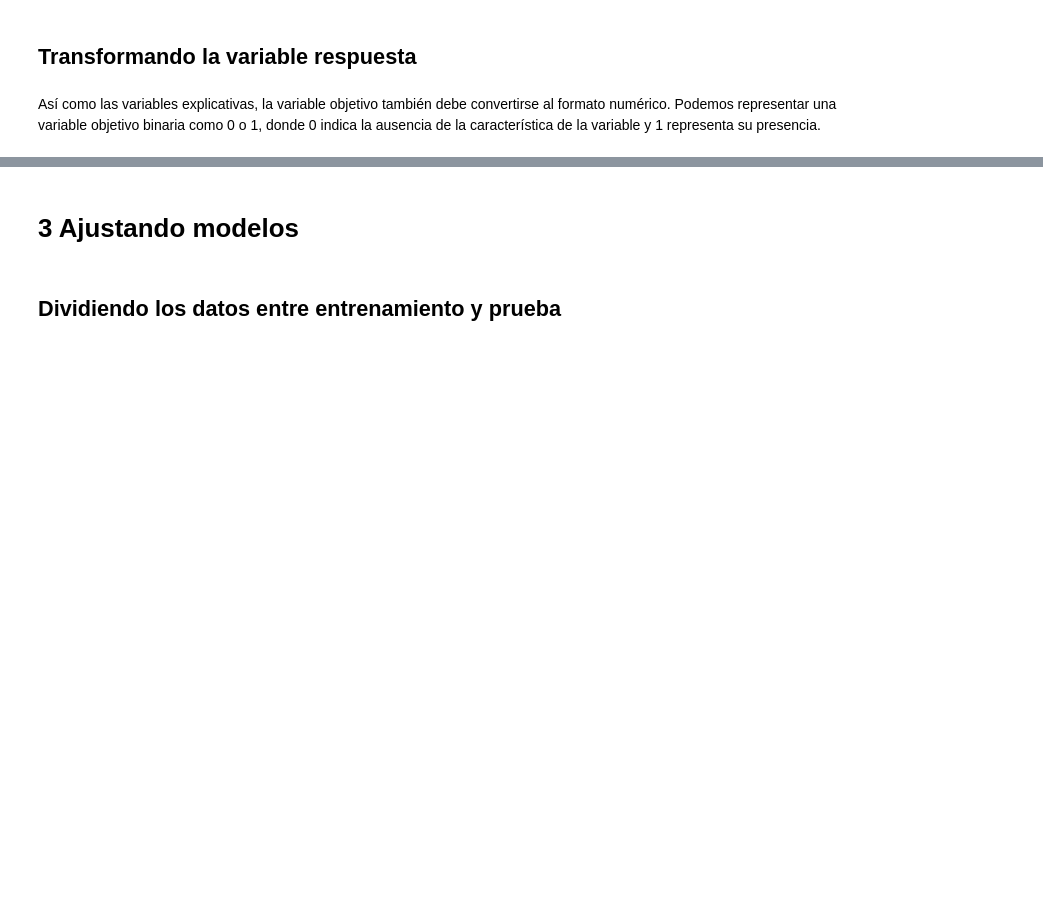
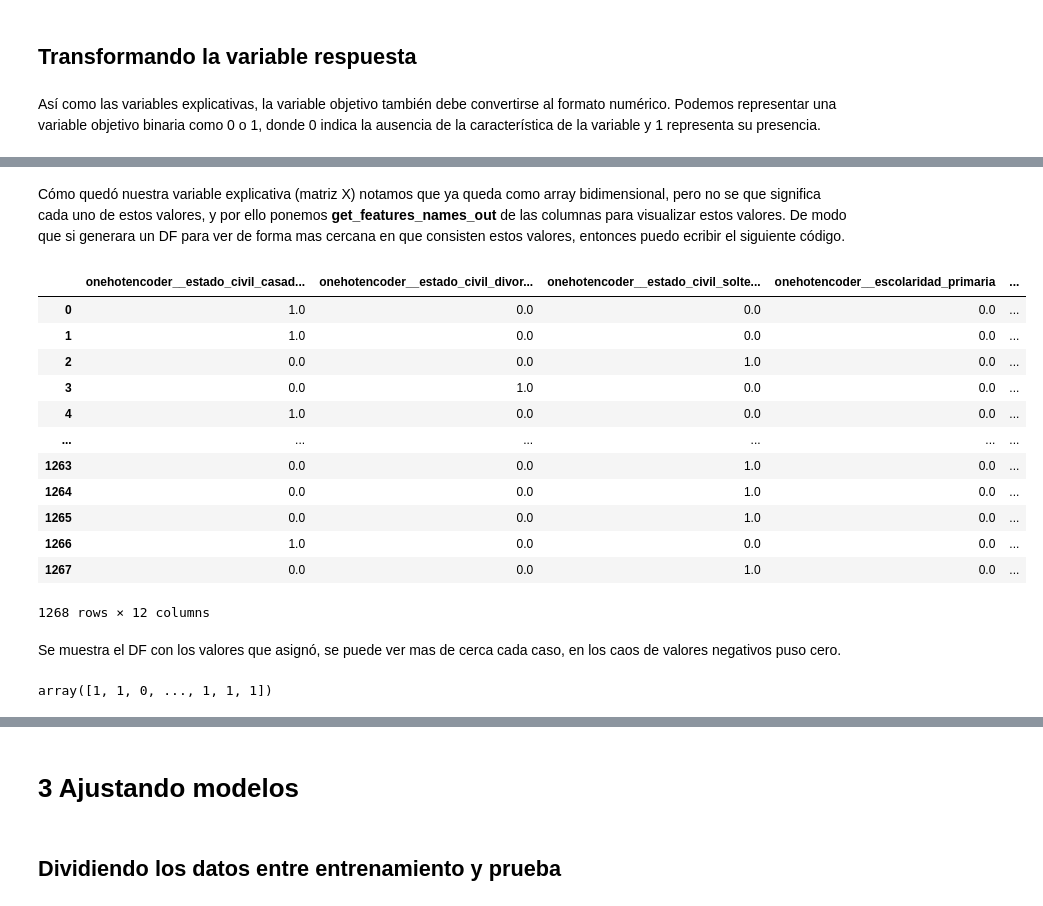
Before and after one commit to Maucho6340/2160-aprendiendo-a-clasificar-datos-con-ml, a Jupyter notebook: Clasificacion_primeros_pasos.ipynb, the cells around one changed output, grey strips where cells are left out. Drawn from its saved outputs; the diff is of its cells as text; code cells hidden in the pictures; blank space fills up the shorter version.

```diff
--- a/Clasificacion_primeros_pasos.ipynb
+++ b/Clasificacion_primeros_pasos.ipynb
@@ -387,0 +410,11 @@ Los algoritmos de aprendizaje automático no comprenden datos en formato de text
+# %%
+columnas = X.columns
+# %%
+one_hot = make_column_transformer(
+    (OneHotEncoder(drop='if_binary'), ['estado_civil', 'escolaridad', 'default', 'prestatario']),
+    remainder='passthrough',
+    sparse_threshold=0,
+    force_int_remainder_cols=False
+)
+# %%
+X = one_hot.fit_transform(X)
@@ -391,0 +473,20 @@ Así como las variables explicativas, la variable objetivo también debe convert
+# %% [markdown]
+Cómo quedó nuestra variable explicativa (matriz X) notamos que ya queda como array bidimensional, pero no se que significa cada uno de estos valores, y por ello ponemos **get_features_names_out** de las columnas para visualizar estos valores. De modo que si generara un DF para ver de forma mas cercana en que consisten estos valores, entonces puedo ecribir el siguiente código.
+# %%
+pd.DataFrame(X,columns=one_hot.get_feature_names_out(columnas))
+# %% [output]
+|  | onehotencoder__estado_civil_casad... | onehotencoder__estado_civil_divor... | onehotencoder__estado_civil_solte... | onehotencoder__escolaridad_primaria | ... |
+| 0 | 1.0 | 0.0 | 0.0 | 0.0 | ... |
+| 1 | 1.0 | 0.0 | 0.0 | 0.0 | ... |
+| 2 | 0.0 | 0.0 | 1.0 | 0.0 | ... |
+| 3 | 0.0 | 1.0 | 0.0 | 0.0 | ... |
+| 4 | 1.0 | 0.0 | 0.0 | 0.0 | ... |
+| ... | ... | ... | ... | ... | ... |
+| 1263 | 0.0 | 0.0 | 1.0 | 0.0 | ... |
+| 1264 | 0.0 | 0.0 | 1.0 | 0.0 | ... |
+| 1265 | 0.0 | 0.0 | 1.0 | 0.0 | ... |
+| 1266 | 1.0 | 0.0 | 0.0 | 0.0 | ... |
+| 1267 | 0.0 | 0.0 | 1.0 | 0.0 | ... |
+1268 rows × 12 columns
+# %% [markdown]
+Se muestra el DF con los valores que asignó, se puede ver mas de cerca cada caso, en los caos de valores negativos puso cero.
@@ -391,0 +500,4 @@ Así como las variables explicativas, la variable objetivo también debe convert
+# %%
+y
+# %% [output]
+array([1, 1, 0, ..., 1, 1, 1])
```
Also changed, not shown: parts of 32 cells of this notebook.
